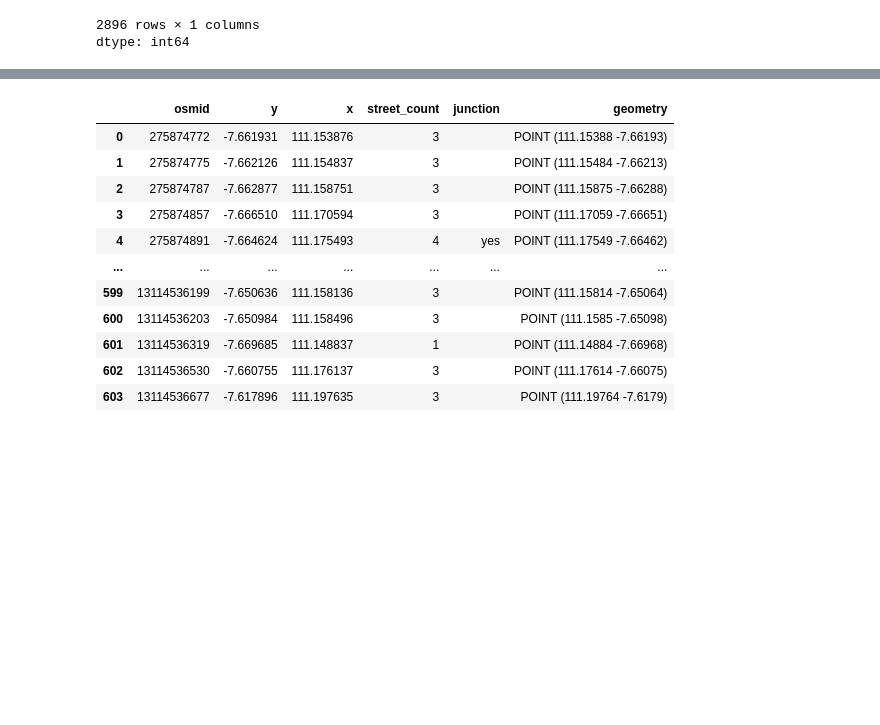
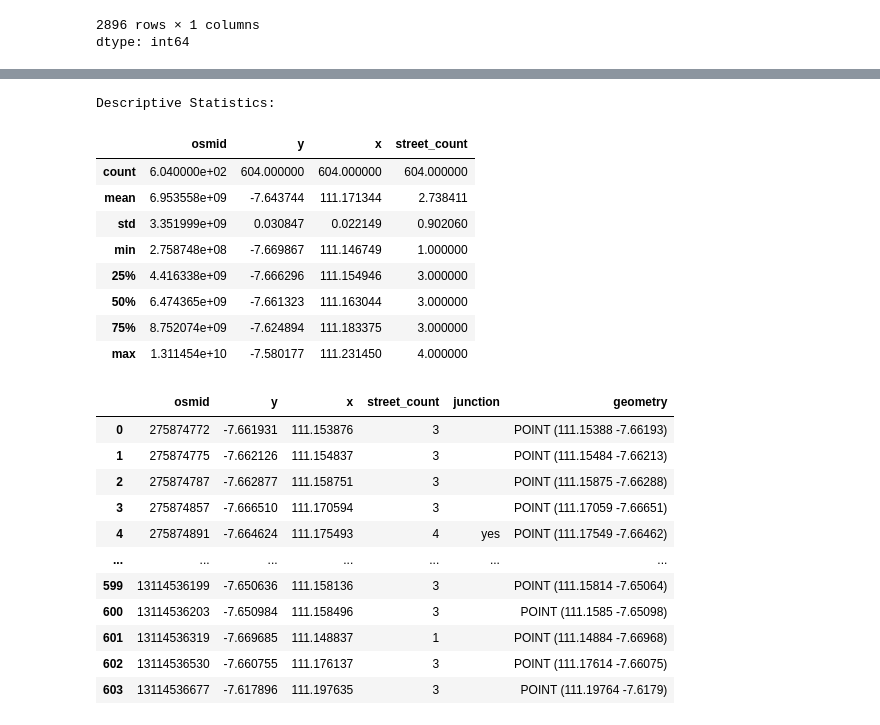
Before and after one commit to hannnzu/Lawu-Geo-Tracker, a Jupyter notebook: Lawu_Geo_Tracker.ipynb, the cells around one changed output, grey strips where cells are left out. Cells and saved outputs as stored; diff of their text form; code cells hidden in the pictures; blank space fills up the shorter version.

```diff
--- a/Lawu_Geo_Tracker.ipynb
+++ b/Lawu_Geo_Tracker.ipynb
@@ -269,3 +412,17 @@ Requirement already satisfied: six>=1.5 in /usr/local/lib/python3.12/dist-packag
+# %%
+print('\nDescriptive Statistics:')
+display(lawu_geojson.describe())
+# %% [output]
+Descriptive Statistics:
+|  | osmid | y | x | street_count |
+| count | 6.040000e+02 | 604.000000 | 604.000000 | 604.000000 |
+| mean | 6.953558e+09 | -7.643744 | 111.171344 | 2.738411 |
+| std | 3.351999e+09 | 0.030847 | 0.022149 | 0.902060 |
+| min | 2.758748e+08 | -7.669867 | 111.146749 | 1.000000 |
+| 25% | 4.416338e+09 | -7.666296 | 111.154946 | 3.000000 |
+| 50% | 6.474365e+09 | -7.661323 | 111.163044 | 3.000000 |
+| 75% | 8.752074e+09 | -7.624894 | 111.183375 | 3.000000 |
+| max | 1.311454e+10 | -7.580177 | 111.231450 | 4.000000 |
 # %%
 display(lawu_geojson)
 # %% [output]
```
Also changed, not shown: parts of 13 cells of this notebook.
